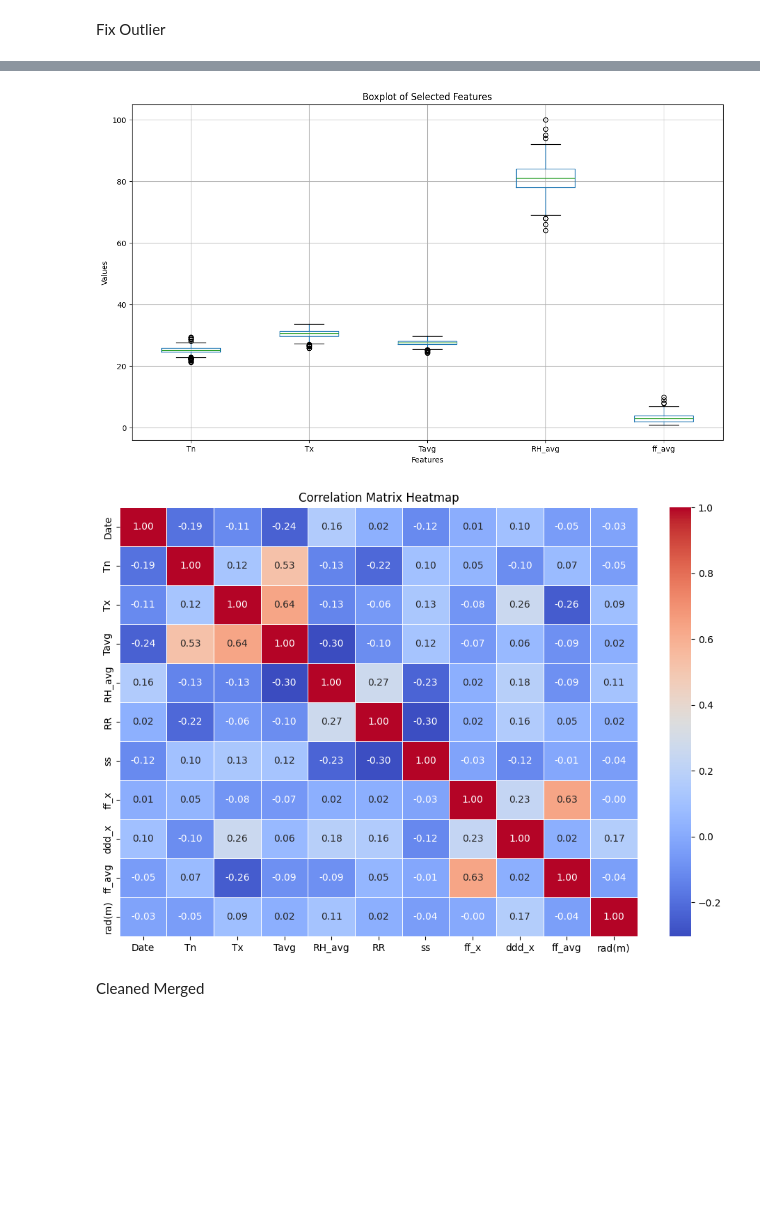
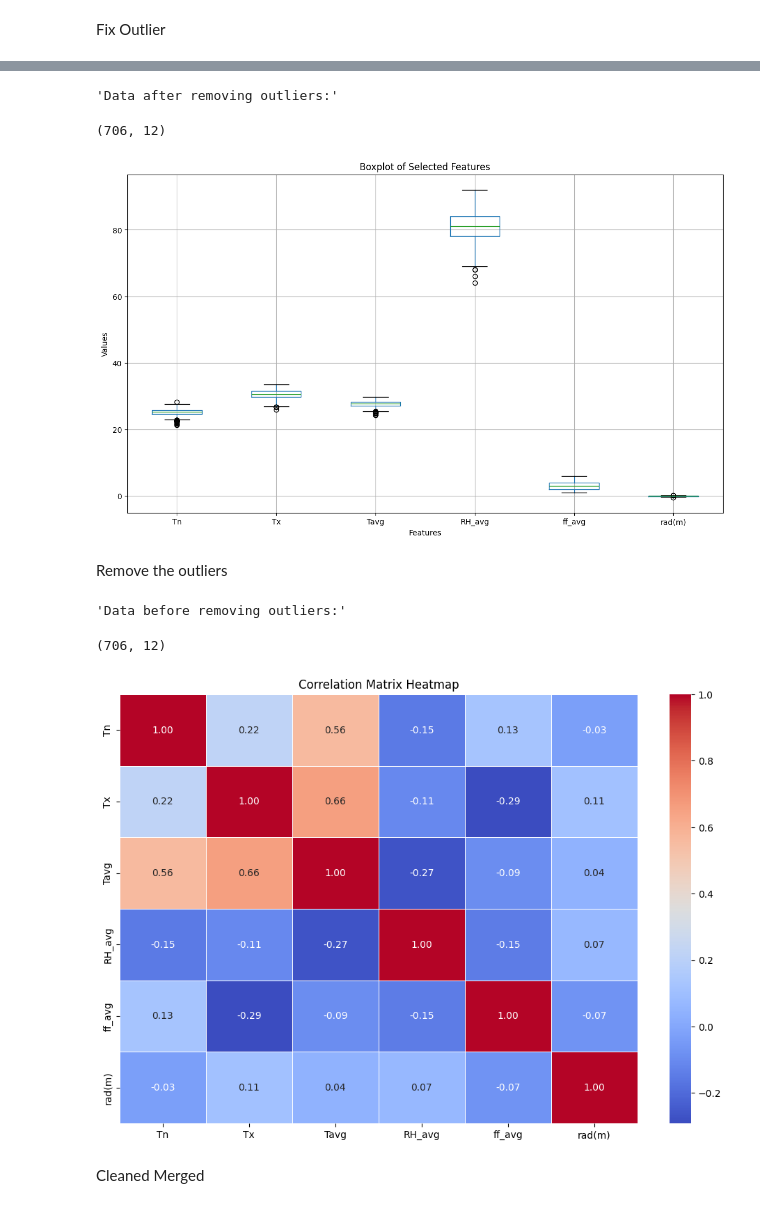
Before and after one commit to sevinadewi/Project-Capstone-Bangkit-Melaut, a Jupyter notebook: Machine Learning/Used_Dataset/cleaning_data.ipynb, the cells around one changed output, grey strips where cells are left out. Saved outputs shown, nothing was run; the diff lists cells and outputs as text; code cells hidden in the pictures; blank space fills up the shorter version.

Commit message:
Update: cleaned data from outliers

```diff
--- a/Machine Learning/Used_Dataset/cleaning_data.ipynb
+++ b/Machine Learning/Used_Dataset/cleaning_data.ipynb
@@ -147,7 +133,6 @@ rad(m)    0
 dtype: int64
 # %%
 # Select the features to check for outliers
-features_to_check = ['Tn', 'Tx', 'Tavg', 'RH_avg', 'ff_avg']
 
 # Create a boxplot for each feature
 plt.figure(figsize=(14, 8))
@@ -217,20 +206,18 @@ dtype: int64
 # %% [markdown]
 Fix Outlier
 # %%
-Q1 = merged_data_sorted[numeric_columns].quantile(0.25)
-Q3 = merged_data_sorted[numeric_columns].quantile(0.75)
+Q1 = merged_data_sorted[features_to_check].quantile(0.25)
+Q3 = merged_data_sorted[features_to_check].quantile(0.75)
 IQR = Q3 - Q1
 
-
-# Tentukan threshold IQR yang lebih ketat
 threshold = 3  # atau 2.5
 
 # Tentukan batas bawah dan atas untuk tiap kolom
 lower_bound = Q1 - threshold * IQR
 upper_bound = Q3 + threshold * IQR
 
-# Ganti outlier dengan median
-for column in numeric_columns:
+# Ganti outlier dengan median hanya untuk kolom dalam features_to_check
+for column in features_to_check:
     median = merged_data_sorted[column].median()
 
     # Cek apakah nilai lebih kecil dari batas bawah atau lebih besar dari batas atas
@@ -240,8 +227,8 @@ for column in numeric_columns:
     merged_data_sorted[column] = merged_data_sorted[column].where(~outliers_mask, median)
 
 # Tampilkan data setelah penggantian
-outliers_z = calculate_z_scores_and_outliers(merged_data_sorted, numeric_columns)
-outliers = detect_outliers(merged_data_sorted, numeric_columns)
+outliers_z = calculate_z_scores_and_outliers(merged_data_sorted, features_to_check)
+outliers = detect_outliers(merged_data_sorted, features_to_check)
 
 print("Outliers using z-scores:")
 display(outliers_z.sum())
@@ -274,0 +256,19 @@ dtype: int64
+# %%
+# fix outliers using z-scores
+# Calculate z-scores for the features
+z_scores = merged_data_sorted[features_to_check].apply(zscore)
+
+# Define a threshold for z-scores to identify outliers
+threshold = 3
+
+# Filter out the rows where any feature has a z-score greater than the threshold
+merged_data_sorted = merged_data_sorted[(z_scores < threshold).all(axis=1)]
+
+# Recalculate outliers after filtering
+outliers_z = calculate_z_scores_and_outliers(merged_data_sorted, features_to_check)
+outliers = detect_outliers(merged_data_sorted, features_to_check)
+
+print("Outliers using z-scores:")
+display(outliers_z.sum())
+print("Outliers using IQR:")
+display(outliers.sum())
@@ -275,6 +292,7 @@ dtype: int64
 # %%
 # Select the features to check for outliers
-features_to_check = ['Tn', 'Tx', 'Tavg', 'RH_avg', 'ff_avg']
+display("Data after removing outliers:")
+display(merged_data_sorted.shape)
 
 # Create a boxplot for each feature
 plt.figure(figsize=(14, 8))
@@ -284,24 +302,34 @@ plt.xlabel('Features')
 plt.ylabel('Values')
 plt.show()
 # %% [output]
+'Data after removing outliers:'
+(706, 12)
-[figure, old version]
+[figure, new version]
+# %% [markdown]
+Remove the outliers
+# %%
+display("Data before removing outliers:")
+display(merged_data_sorted.shape)
+# %% [output]
+'Data before removing outliers:'
+(706, 12)
 # %%
 # Calculate the correlation matrix
-correlation_matrix = merged_data_sorted.corr()
+correlation_matrix = merged_data_sorted[features_to_check].corr()
 
 # Set the size of the plot
 plt.figure(figsize=(12, 8))
 
 # Create a heatmap to visualize the correlation matrix
 sns.heatmap(correlation_matrix, annot=True, cmap='coolwarm', fmt='.2f', linewidths=0.5)
 
 # Set the title of the heatmap
 plt.title('Correlation Matrix Heatmap')
 
 # Display the heatmap
 plt.show()
 # %% [output]
-[figure, old version]
+[figure, new version]
 # %% [markdown]
 Cleaned Merged
 # %%
```
Also changed, not shown: parts of 7 cells of this notebook, 6 other files.
